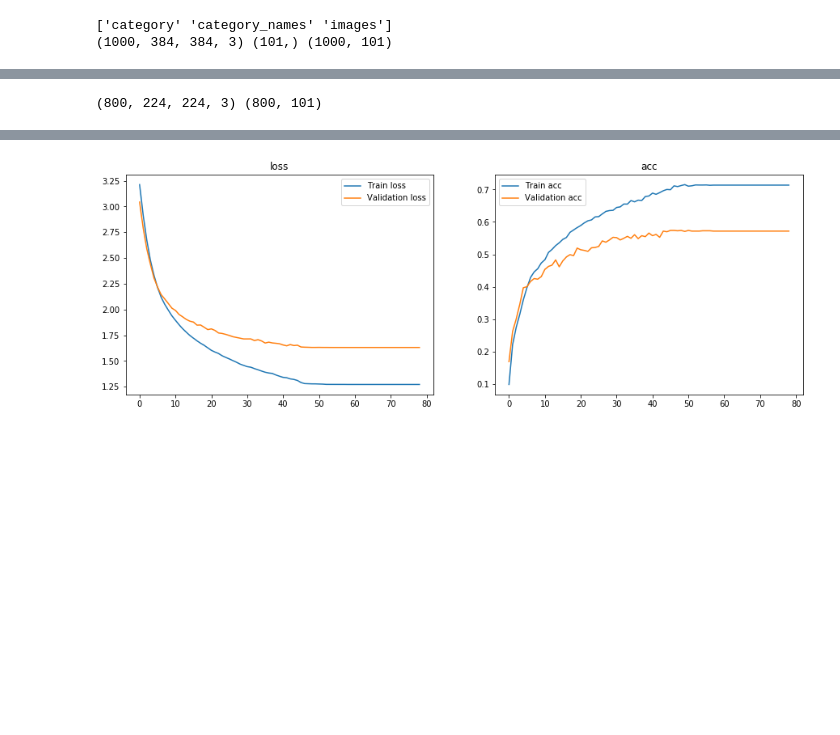
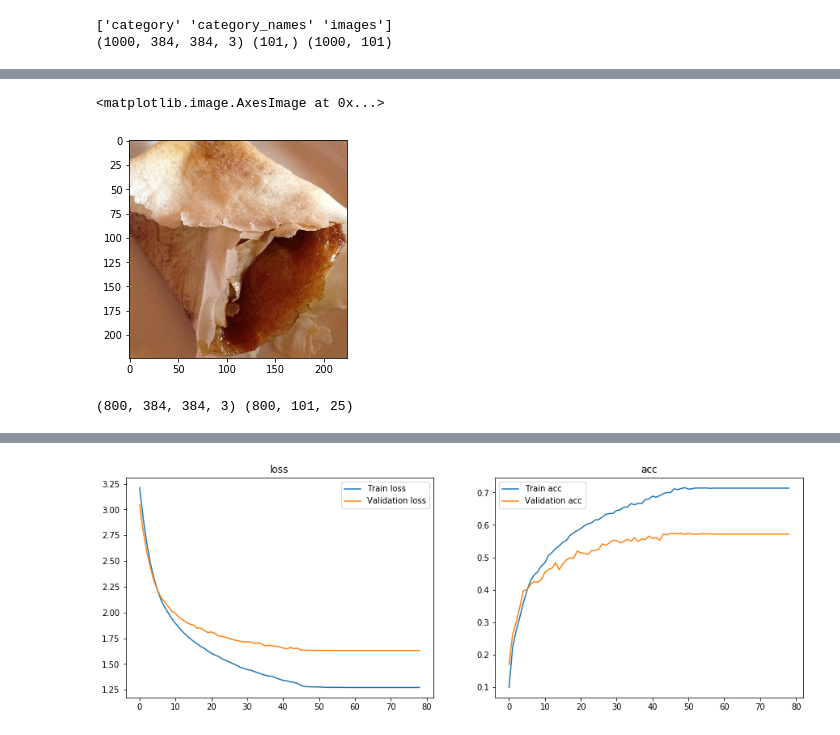
Before and after one commit to AshishGusain17/via_google_colab, a Jupyter notebook: data_augmentation.ipynb, the cells around one changed output, grey strips where cells are left out. Drawn from its saved outputs; the diff is of its cells as text; code cells hidden in the pictures; blank space fills up the shorter version.

```diff
--- a/data_augmentation.ipynb
+++ b/data_augmentation.ipynb
@@ -89,13 +141,22 @@ print(X.shape)
+# %%
+imgsize=224
+img = cv2.resize(X[ind],(imgsize,imgsize))
+plt.imshow(img)
+# %% [output]
+<matplotlib.image.AxesImage at 0x...>
+[figure, added]
 # %%
 # label_encoder= LabelEncoder()
 # Y = label_encoder.fit_transform(Z)
 # Y = to_categorical(Y,25)
+Z = to_categorical(Z,25)
+X = np.array(X)
 X=X/255
-# print(X)
+
 x_train,x_test,y_train,y_test = train_test_split(X,Z,test_size=0.2,random_state=42)
 print(x_train.shape,y_train.shape)
 # %% [output]
-(800, 224, 224, 3) (800, 101)
+(800, 384, 384, 3) (800, 101, 25)
 # %%
 augs_gen = ImageDataGenerator(
         featurewise_center=False,
```
Also changed, not shown: parts of 12 cells of this notebook.
